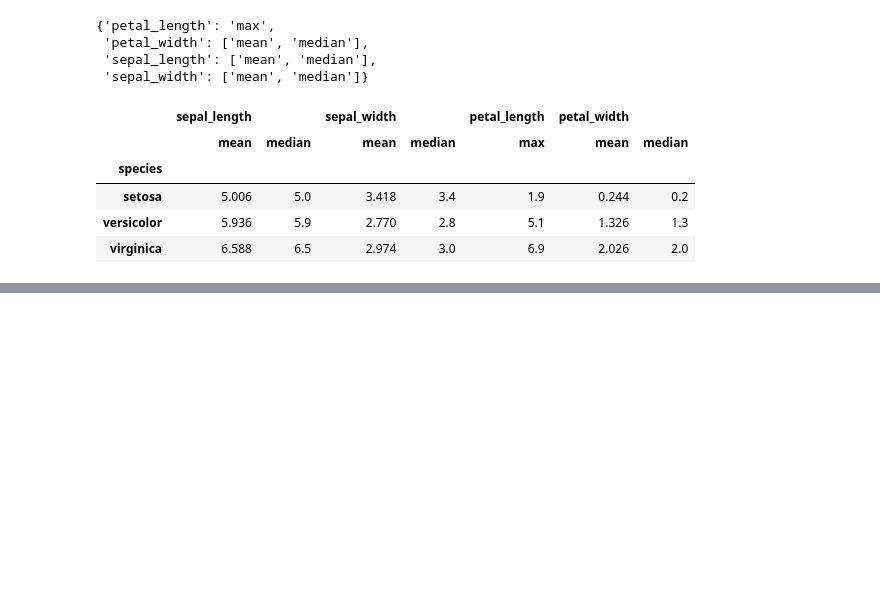
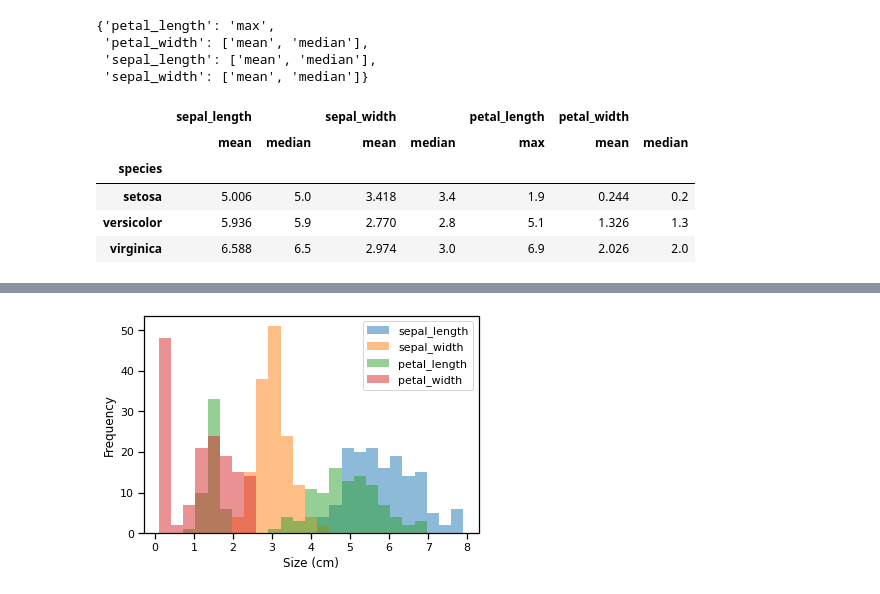
Before and after one commit to MamaMoh/Role_based_login_system, a Jupyter notebook: datacleaning.ipynb, the cells around one changed output, grey strips where cells are left out. Cells and saved outputs as stored; diff of their text form; code cells hidden in the pictures; blank space fills up the shorter version.

```diff
--- a/datacleaning.ipynb
+++ b/datacleaning.ipynb
@@ -167,0 +206,9 @@ data.groupby('species').agg(agg_dict)
+# %%
+import seaborn as sns
+sns.set_context('notebook')
+### BEGIN SOLUTION
+# This uses the `.plot.hist` method
+ax = data.plot.hist(bins=25, alpha=0.5)
+ax.set_xlabel('Size (cm)');
+# %% [output]
+[figure, added]
```
Also changed, not shown: parts of 9 cells of this notebook.
